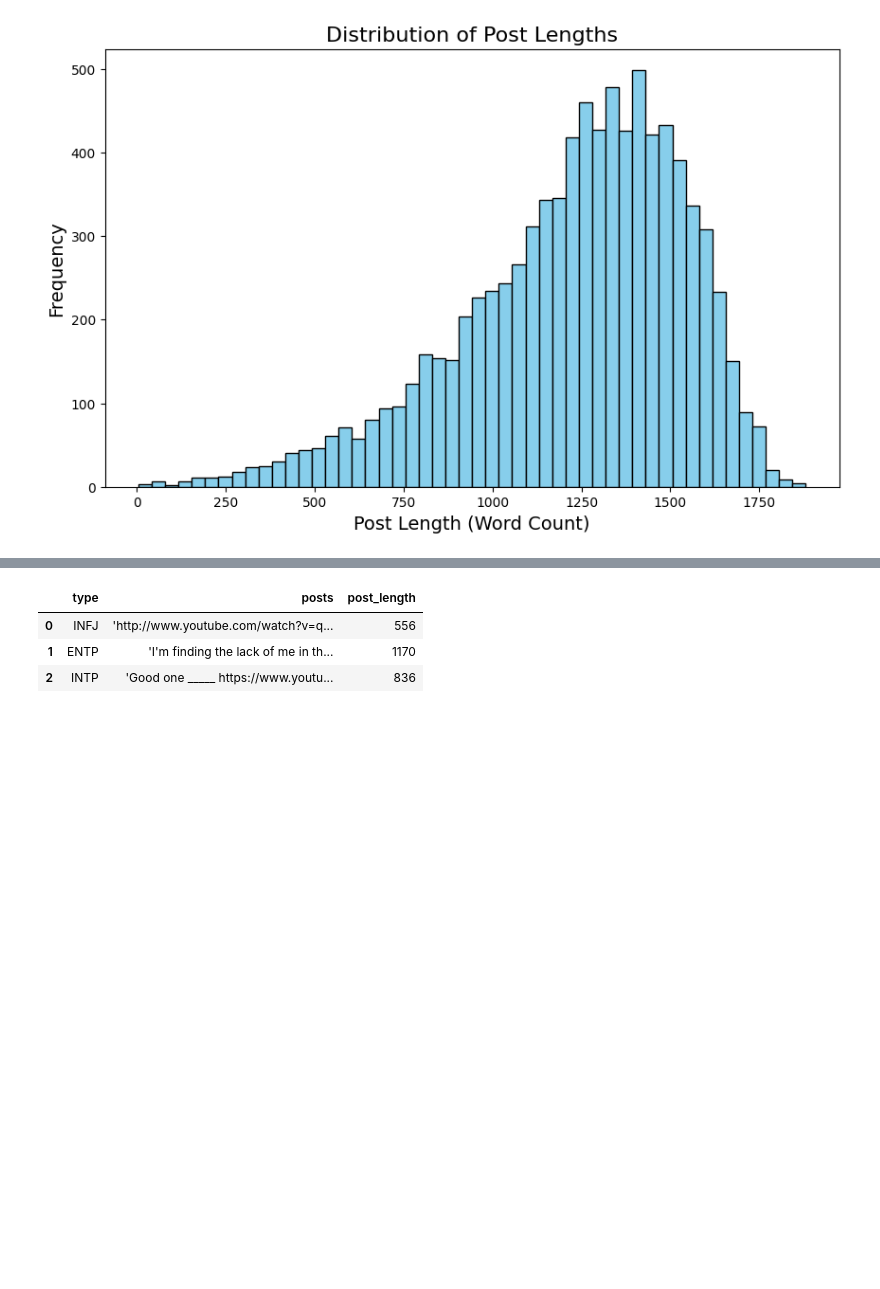
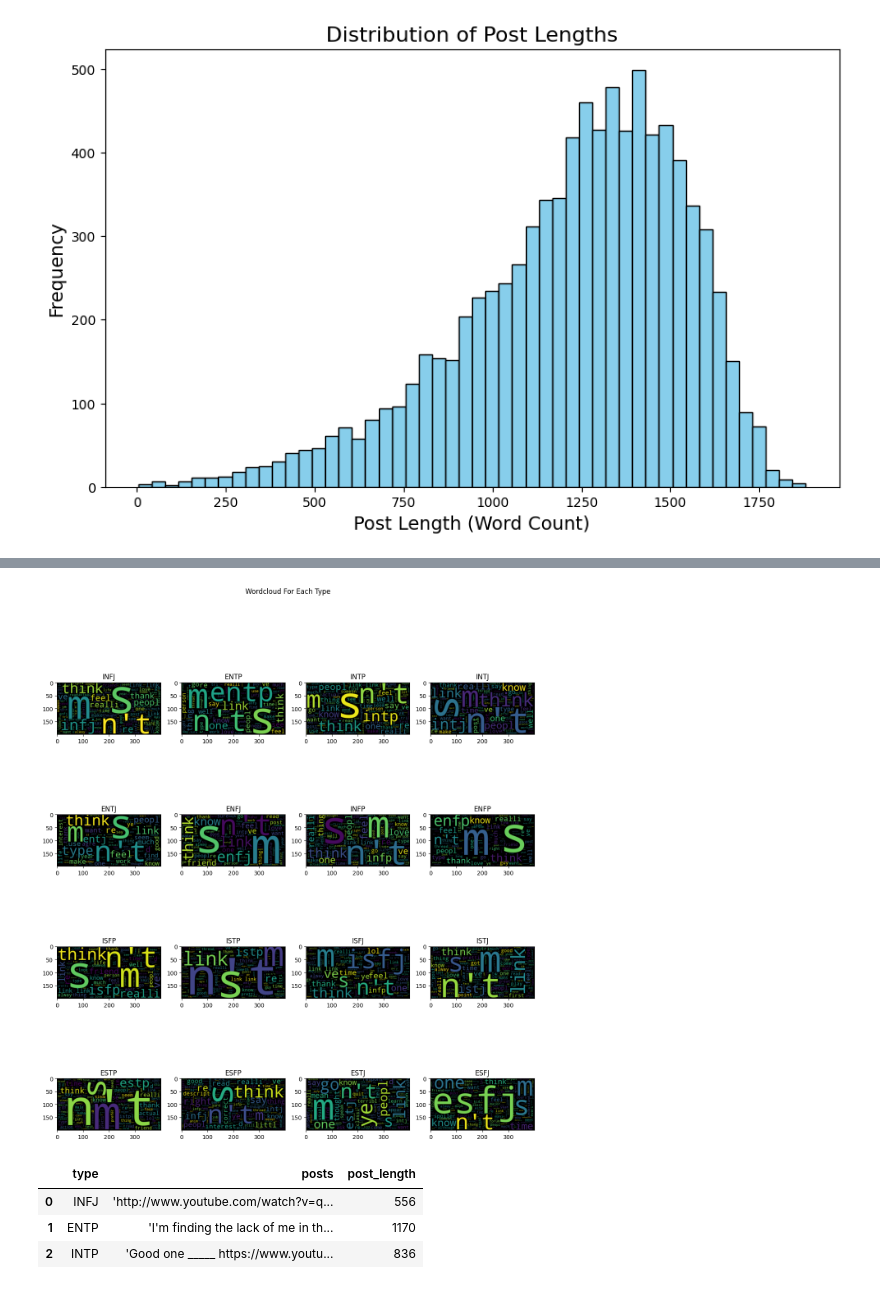
Before and after one commit to d9914/Capstone, a Jupyter notebook: model1.ipynb, the cells around one changed output, grey strips where cells are left out. Saved outputs shown, nothing was run; the diff lists cells and outputs as text; code cells hidden in the pictures; blank space fills up the shorter version.

```diff
--- a/model1.ipynb
+++ b/model1.ipynb
@@ -164,3 +201,18 @@ plt.show()
+# %%
+fig, ax = plt.subplots(len(df['type'].unique()), figsize=(15,len(df['type'].unique())))
+plt.suptitle("Wordcloud For Each Type")
+k = 0
+for i in df['type'].unique():
+    df_4 = df[df['type'] == i]
+    wordcloud = WordCloud(max_words=1628,relative_scaling=1,normalize_plurals=False).generate(df_4['posts'].to_string())
+    plt.subplot(4,4,k+1)
+    plt.imshow(wordcloud, interpolation='bilinear')
+    plt.title(i)
+
+    ax[k].axis("off")
+    k+=1
+# %% [output]
+[figure, added]
 # %%
 text = df.iloc[0:3].copy()
 text
```
Also changed, not shown: parts of 6 cells of this notebook.
